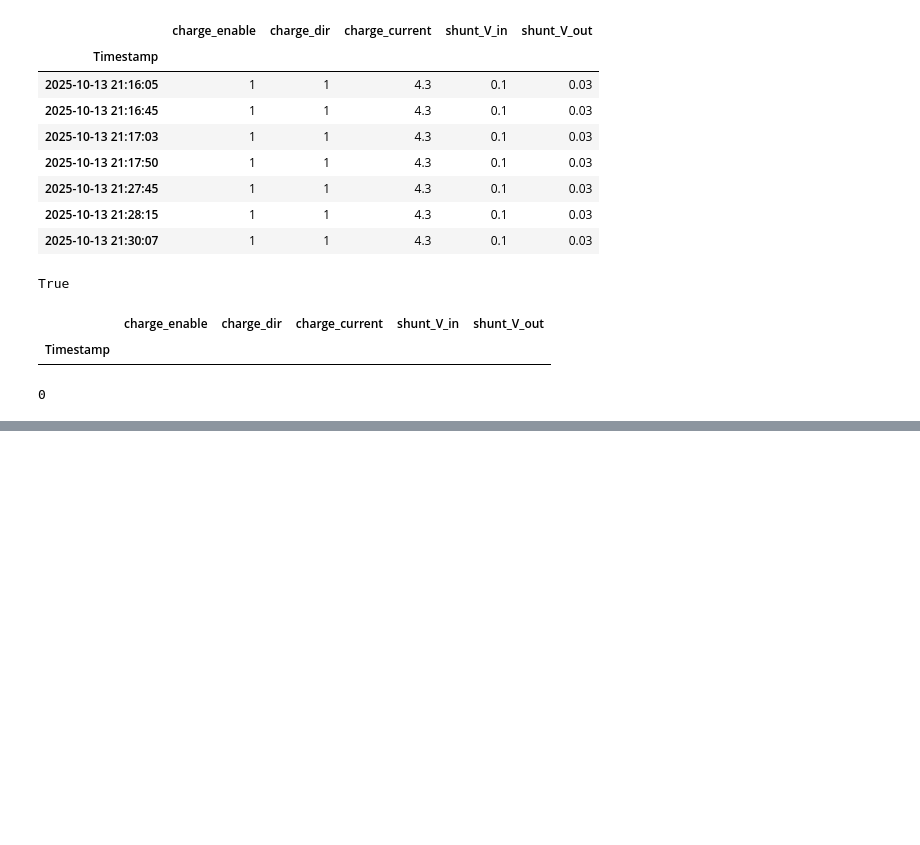
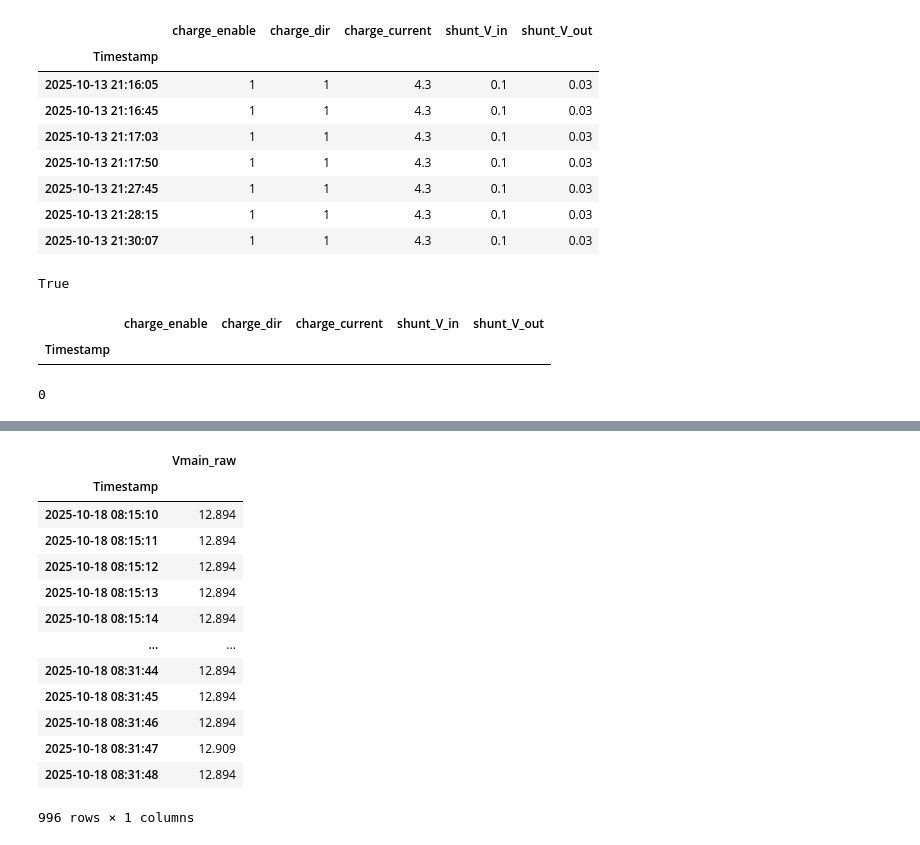
Before and after one commit to jbowen102/vehicle_aux_battery_control, a Jupyter notebook: datalogging.ipynb, the cells around one changed output, grey strips where cells are left out. Cells and saved outputs as stored; diff of their text form; code cells hidden in the pictures; blank space fills up the shorter version.

```diff
--- a/datalogging.ipynb
+++ b/datalogging.ipynb
@@ -223,0 +173,17 @@ len(table_df.index)
+# %%
+dl.get_voltages(dt.datetime.now(), 1000, ["Vmain_raw"])
+# %% [output]
+|  | Vmain_raw |
+| Timestamp |  |
+| 2025-10-18 08:15:10 | 12.894 |
+| 2025-10-18 08:15:11 | 12.894 |
+| 2025-10-18 08:15:12 | 12.894 |
+| 2025-10-18 08:15:13 | 12.894 |
+| 2025-10-18 08:15:14 | 12.894 |
+| ... | ... |
+| 2025-10-18 08:31:44 | 12.894 |
+| 2025-10-18 08:31:45 | 12.894 |
+| 2025-10-18 08:31:46 | 12.894 |
+| 2025-10-18 08:31:47 | 12.909 |
+| 2025-10-18 08:31:48 | 12.894 |
+996 rows × 1 columns
```
Also changed, not shown: parts of 24 cells of this notebook, 2 other files.
